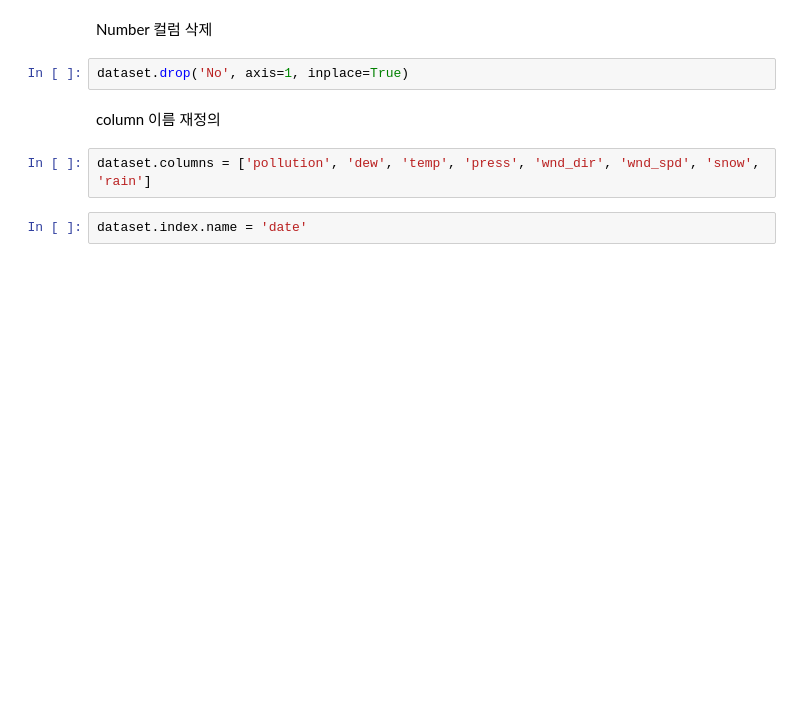
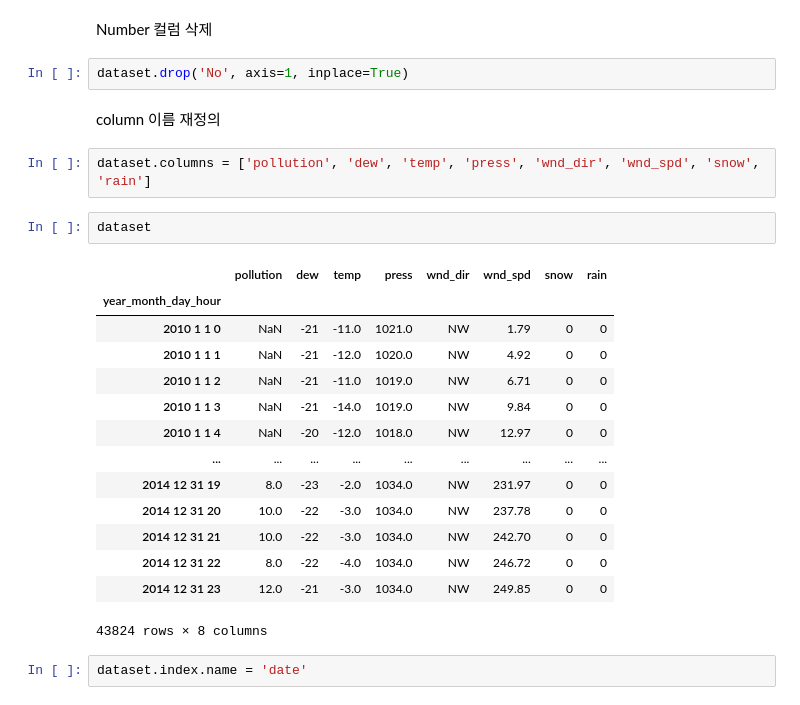
Before and after one commit to YMGYM/google_colab_files, a Jupyter notebook: multivariable_lstm_practice.ipynb, the cells around one changed output. Saved outputs shown, nothing was run; the diff lists cells and outputs as text; blank space fills up the shorter version.

```diff
--- a/multivariable_lstm_practice.ipynb
+++ b/multivariable_lstm_practice.ipynb
@@ -24,5 +42,22 @@ dataset.drop('No', axis=1, inplace=True)
 column 이름 재정의
 # %%
 dataset.columns = ['pollution', 'dew', 'temp', 'press', 'wnd_dir', 'wnd_spd', 'snow', 'rain']
+# %%
+dataset
+# %% [output]
+|  | pollution | dew | temp | press | wnd_dir | wnd_spd | snow | rain |
+| year_month_day_hour |  |  |  |  |  |  |  |  |
+| 2010 1 1 0 | NaN | -21 | -11.0 | 1021.0 | NW | 1.79 | 0 | 0 |
+| 2010 1 1 1 | NaN | -21 | -12.0 | 1020.0 | NW | 4.92 | 0 | 0 |
+| 2010 1 1 2 | NaN | -21 | -11.0 | 1019.0 | NW | 6.71 | 0 | 0 |
+| 2010 1 1 3 | NaN | -21 | -14.0 | 1019.0 | NW | 9.84 | 0 | 0 |
+| 2010 1 1 4 | NaN | -20 | -12.0 | 1018.0 | NW | 12.97 | 0 | 0 |
+| ... | ... | ... | ... | ... | ... | ... | ... | ... |
+| 2014 12 31 19 | 8.0 | -23 | -2.0 | 1034.0 | NW | 231.97 | 0 | 0 |
+| 2014 12 31 20 | 10.0 | -22 | -3.0 | 1034.0 | NW | 237.78 | 0 | 0 |
+| 2014 12 31 21 | 10.0 | -22 | -3.0 | 1034.0 | NW | 242.70 | 0 | 0 |
+| 2014 12 31 22 | 8.0 | -22 | -4.0 | 1034.0 | NW | 246.72 | 0 | 0 |
+| 2014 12 31 23 | 12.0 | -21 | -3.0 | 1034.0 | NW | 249.85 | 0 | 0 |
+43824 rows × 8 columns
 # %%
 dataset.index.name = 'date'
```
Also changed, not shown: parts of 14 cells of this notebook.
